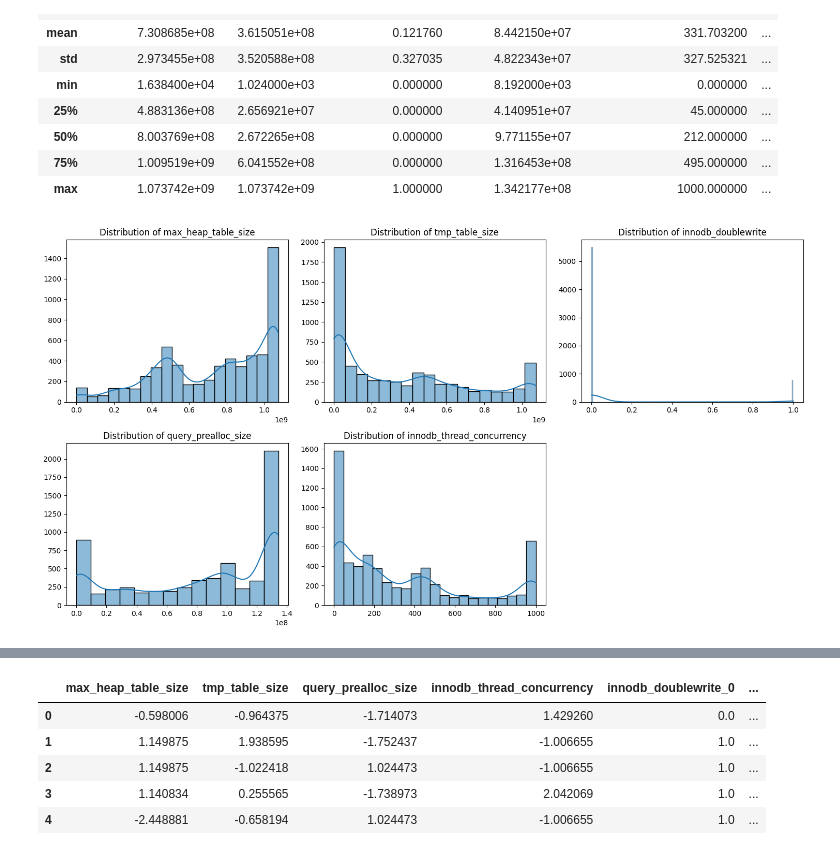
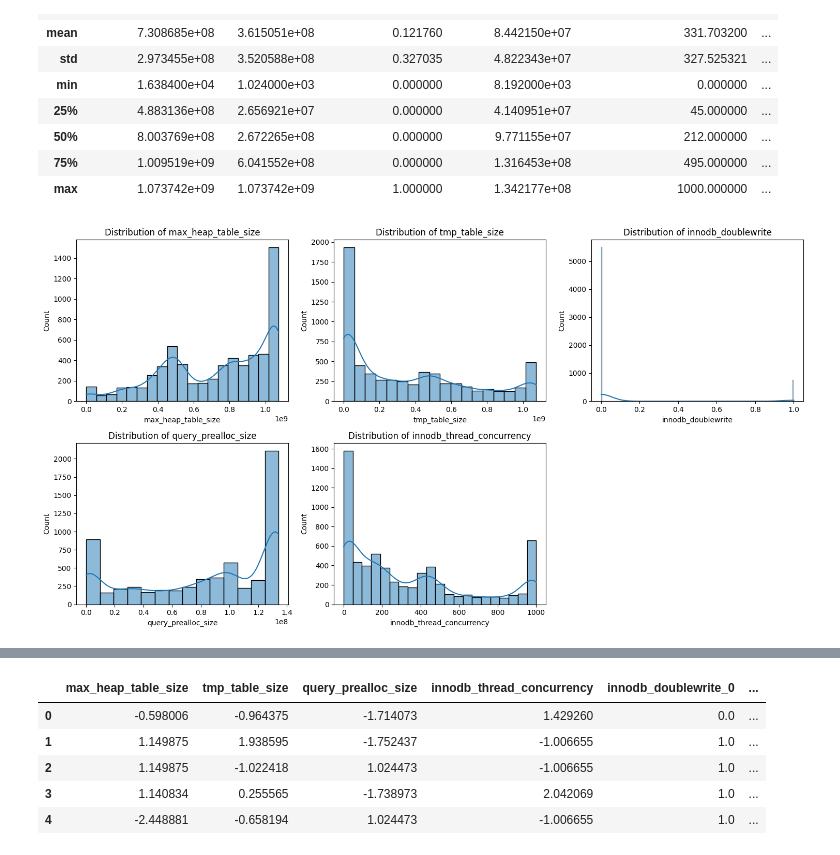
Before and after one commit to LoudlyDawn2108/Project-Machine-Learning, a Jupyter notebook: BTL.ipynb, the cells around one changed output, grey strips where cells are left out. Saved outputs shown, nothing was run; the diff lists cells and outputs as text; code cells hidden in the pictures.

```diff
--- a/BTL.ipynb
+++ b/BTL.ipynb
@@ -50,28 +60,27 @@ configs.describe()
 | 75% | 1.009519e+09 | 6.041552e+08 | 0.000000 | 1.316453e+08 | 495.000000 | ... |
 | max | 1.073742e+09 | 1.073742e+09 | 1.000000 | 1.342177e+08 | 1000.000000 | ... |
 # %%
-data_to_plot = configs.drop("tps", axis=1)
+# Cell 5: Vẽ histogram phân bố của các features
+data_to_plot = configs.drop("tps", axis=1)  # Loại bỏ target variable
 
-# Set up the matplotlib figure
-# This creates a grid of plots. We'll calculate the number of rows needed.
+# Tính layout grid: 3 cột, số hàng phụ thuộc số features
 n_cols = 3
 n_rows = (data_to_plot.shape[1] + n_cols - 1) // n_cols  # Ceiling division
+
 fig, axes = plt.subplots(n_rows, n_cols, figsize=(15, n_rows * 4))
-axes = axes.flatten()  # Flatten the 2D array of axes to a 1D array for easy iteration
+axes = axes.flatten()  # Chuyển 2D array thành 1D
 
-# Loop through each column and plot its histogram
+# Vẽ từng feature
 for i, col in enumerate(data_to_plot.columns):
-    sns.histplot(data_to_plot[col], ax=axes[i], kde=True)
+    sns.histplot(data_to_plot[col], ax=axes[i], kde=True)  # kde: đường phân bố xác suất
     axes[i].set_title(f"Distribution of {col}", fontsize=12)
-    axes[i].set_xlabel("")  # Keep it clean
-    axes[i].set_ylabel("")
 
-# Hide any unused subplots
+# Ẩn subplot thừa
 for i in range(len(data_to_plot.columns), len(axes)):
     axes[i].set_visible(False)
 
 plt.tight_layout()
 plt.show()
 # %% [output]
-[figure, old version]
+[figure, new version]
 # %%
```
Also changed, not shown: parts of 18 cells of this notebook, 3 other files.
